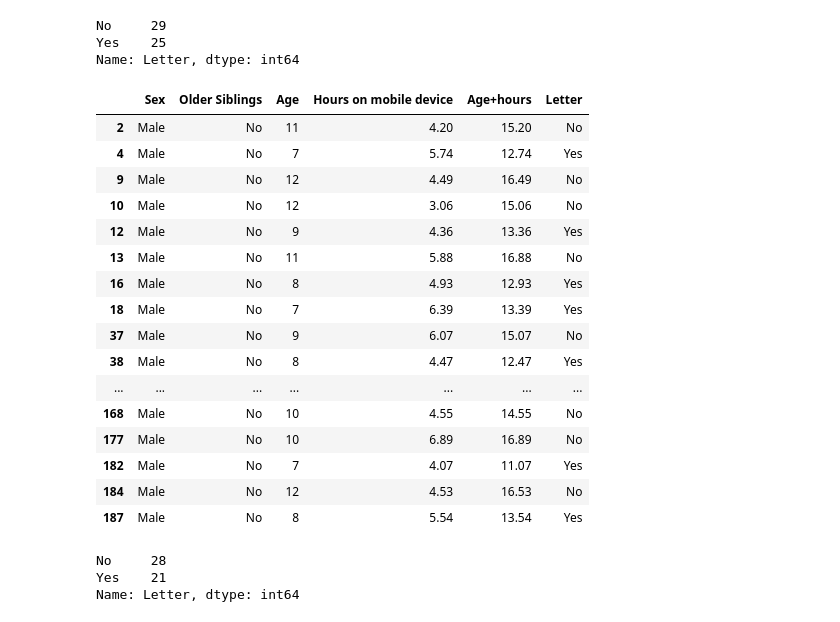
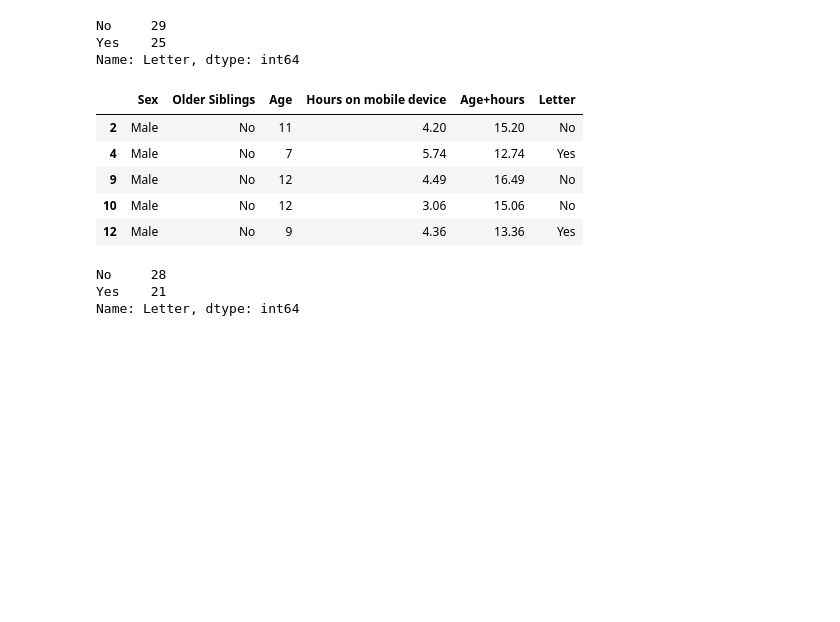
Before and after one commit to JulianConneely/Programming-for-Data-Analysis-Project-Dec18, a Jupyter notebook: Santa Claus.ipynb, the cells around one changed output. Saved outputs shown, nothing was run; the diff lists cells and outputs as text; code cells hidden in the pictures; blank space fills up the shorter version.

```diff
--- a/Santa Claus.ipynb
+++ b/Santa Claus.ipynb
@@ -361,28 +395,17 @@ Name: Letter, dtype: int64
 # %%
 # Male slice with NO older siblings
 # Slicing the dataframe to show specific rows where two variables equal to a certain value
 # Select from DataFrame using criteria from multiple columns
 # (use `|` instead of `&` to do an OR)
 newdf = df[(df['Sex']=='Male') & (df['Older Siblings']=='No')]
-newdf
+newdf.head(5)
 # %% [output]
 |  | Sex | Older Siblings | Age | Hours on mobile device | Age+hours | Letter |
 | 2 | Male | No | 11 | 4.20 | 15.20 | No |
 | 4 | Male | No | 7 | 5.74 | 12.74 | Yes |
 | 9 | Male | No | 12 | 4.49 | 16.49 | No |
 | 10 | Male | No | 12 | 3.06 | 15.06 | No |
 | 12 | Male | No | 9 | 4.36 | 13.36 | Yes |
-| 13 | Male | No | 11 | 5.88 | 16.88 | No |
-| 16 | Male | No | 8 | 4.93 | 12.93 | Yes |
-| 18 | Male | No | 7 | 6.39 | 13.39 | Yes |
-| 37 | Male | No | 9 | 6.07 | 15.07 | No |
-| 38 | Male | No | 8 | 4.47 | 12.47 | Yes |
-| ... | ... | ... | ... | ... | ... | ... |
-| 168 | Male | No | 10 | 4.55 | 14.55 | No |
-| 177 | Male | No | 10 | 6.89 | 16.89 | No |
-| 182 | Male | No | 7 | 4.07 | 11.07 | Yes |
-| 184 | Male | No | 12 | 4.53 | 16.53 | No |
-| 187 | Male | No | 8 | 5.54 | 13.54 | Yes |
 # %%
 # get an actual count of letters written/not written based on Male Sex and NO Older Siblings
 # where True = letter written' False = No letter written
```
Also changed, not shown: parts of 18 cells of this notebook.
